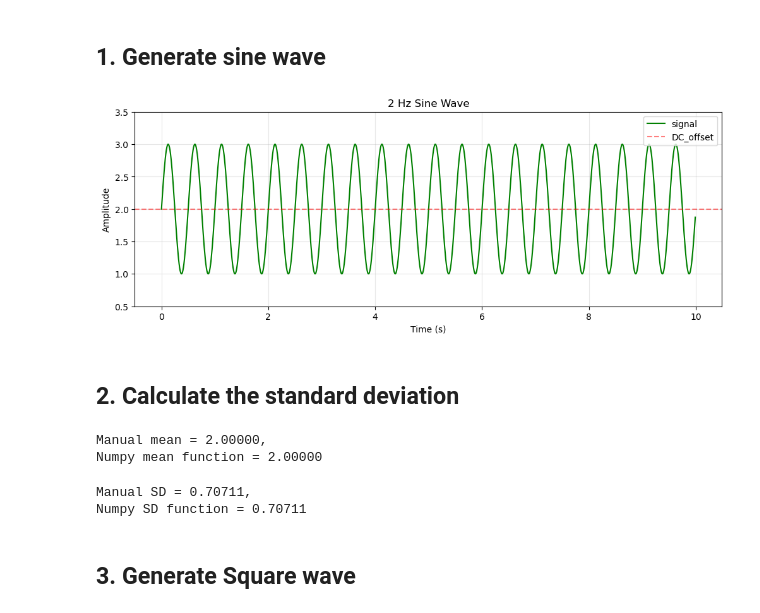
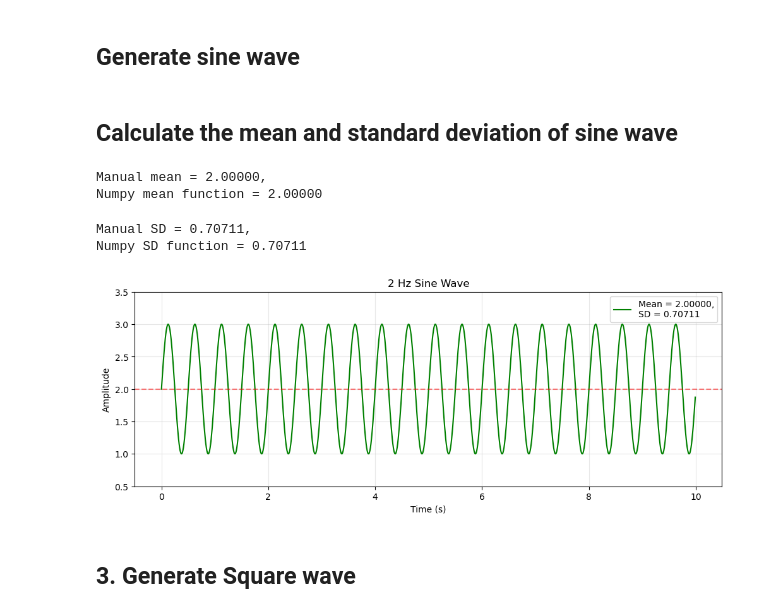
Before and after one commit to rjost1/DSP, a Jupyter notebook: homework1.ipynb, the cells around one changed output. Drawn from its saved outputs; the diff is of its cells as text; code cells hidden in the pictures.

Commit message:
added mean and sd to plots

```diff
--- a/homework1.ipynb
+++ b/homework1.ipynb
@@ -2,7 +2,7 @@
 import matplotlib.pyplot as plt
 import numpy as np
 # %% [markdown]
-## 1. Generate sine wave
+## Generate sine wave
 # %%
 n = 1000 # number of samples
 A = 1 # peak-to-peak amplitude is 2 Hz
@@ -14,38 +16,40 @@ T = np.linspace(0, total_time, n, endpoint=False)
+# %% [markdown]
+## Calculate the mean and standard deviation of sine wave
+# %%
+# sine wave
+mean1 = np.sum(signal) / n
+# compare to np.mean
+mean2 = np.mean(signal)
+
+print(f'Manual mean = {mean1:.5f},\nNumpy mean function = {mean2:.5f}')
+# %% [output]
+Manual mean = 2.00000,
+Numpy mean function = 2.00000
+# %%
+sin_sd1 = np.sqrt(np.sum((signal - mean1)**2 / n))
+sin_sd2 = np.std(signal)
+print(f'Manual SD = {sin_sd1:.5f},\nNumpy SD function = {sin_sd2:.5f}')
+# %% [output]
+Manual SD = 0.70711,
+Numpy SD function = 0.70711
 # %%
-signal = A * np.sin(2 * np.pi * f * T ) + offset
+# Plot sine wave
 plt.figure(figsize=(12, 4))
-plt.plot(T, signal, color='green', label='signal')
+plt.plot(T, signal, color='green',
+         label=f'Mean = {mean1:.5f},\nSD = {sin_sd2:.5f}'
+         )
 plt.xlabel('Time (s)')
 plt.ylabel('Amplitude')
 plt.title('2 Hz Sine Wave')
 plt.grid(True, alpha=0.3)
 plt.ylim([0.5, 3.5])
-plt.axhline(y=offset, color='r', linestyle='--', alpha=0.5, label= 'DC_offset')
+plt.axhline(y=offset, color='r', linestyle='--', alpha=0.5)
 plt.legend()
 # Save figures
 # plt.savefig(r'C:\Users\robbyjost\Documents\DSP\figures\hw1')
 plt.show()
 # %% [output]
-[figure, old version]
+[figure, new version]
-# %% [markdown]
-## 2. Calculate the standard deviation
-# %%
-# sine wave
-mean1 = np.sum(signal) / n
-# compare to np.mean
-mean2 = np.mean(signal)
-
-print(f'Manual mean = {mean1:.5f},\nNumpy mean function = {mean2:.5f}')
-# %% [output]
-Manual mean = 2.00000,
-Numpy mean function = 2.00000
-# %%
-sin_sd1 = np.sqrt(np.sum((signal - mean1)**2 / n))
-sin_sd2 = np.std(signal)
-print(f'Manual SD = {sin_sd1:.5f},\nNumpy SD function = {sin_sd2:.5f}')
-# %% [output]
-Manual SD = 0.70711,
-Numpy SD function = 0.70711
 # %% [markdown]
 ## 3. Generate Square wave
 # %%
```
Also changed, not shown: parts of 10 cells of this notebook.
